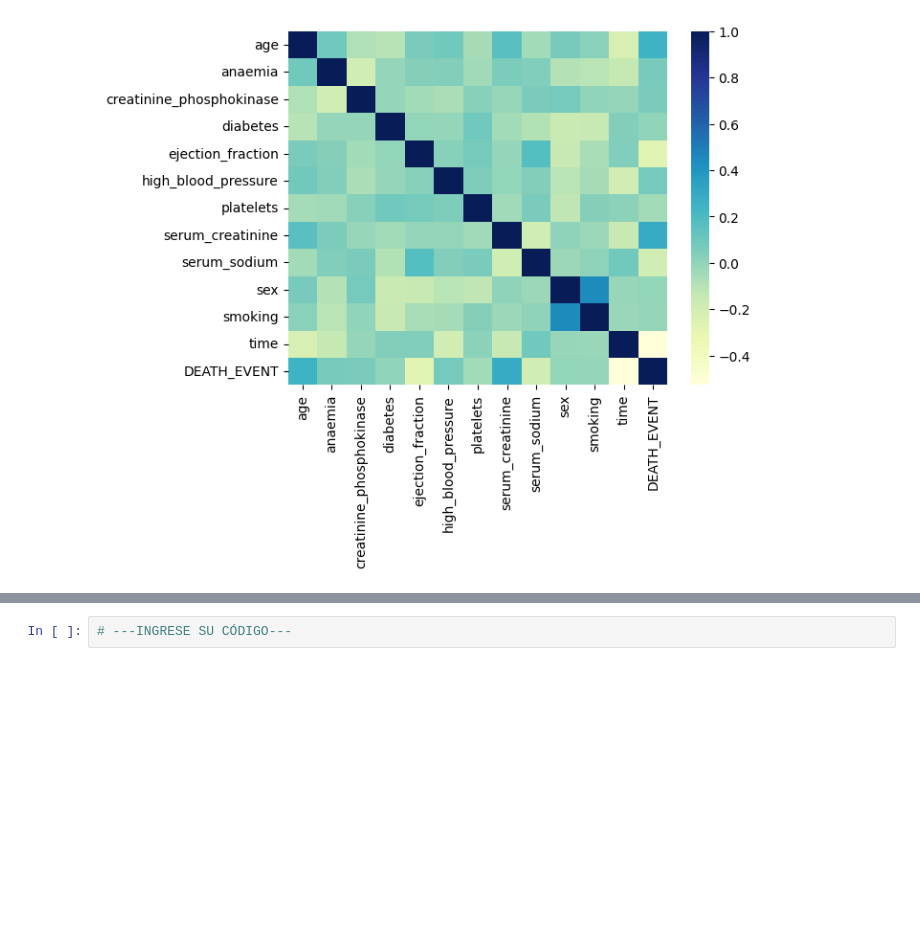
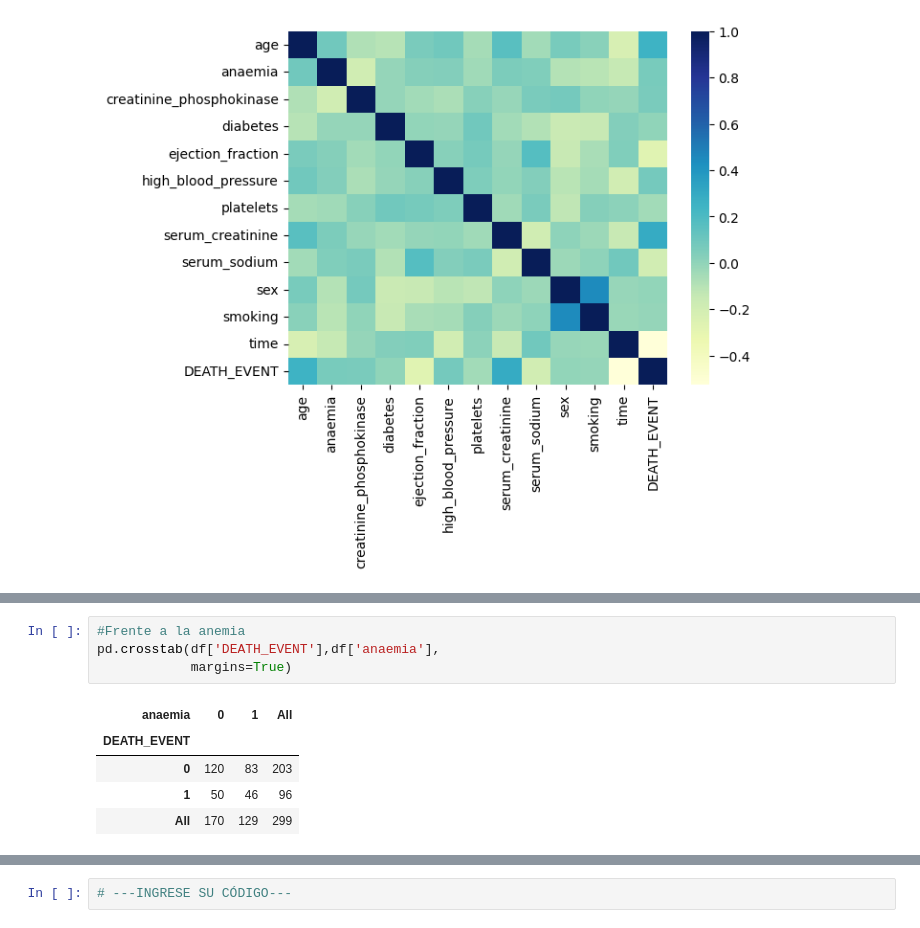
Before and after one commit to Robert-Gomez-AI/HeartFailure, a Jupyter notebook: Fase_2_Entendimiento_de_los_datos.ipynb, the cells around one changed output, grey strips where cells are left out. Cells and saved outputs as stored; diff of their text form; blank space fills up the shorter version.

```diff
--- a/Fase_2_Entendimiento_de_los_datos.ipynb
+++ b/Fase_2_Entendimiento_de_los_datos.ipynb
@@ -349,0 +369,10 @@ sns.heatmap(df.corr(),
+# %%
+#Frente a la anemia
+pd.crosstab(df['DEATH_EVENT'],df['anaemia'],
+            margins=True)
+# %% [output]
+| anaemia | 0 | 1 | All |
+| DEATH_EVENT |  |  |  |
+| 0 | 120 | 83 | 203 |
+| 1 | 50 | 46 | 96 |
+| All | 170 | 129 | 299 |
```
Also changed, not shown: parts of 13 cells of this notebook.
